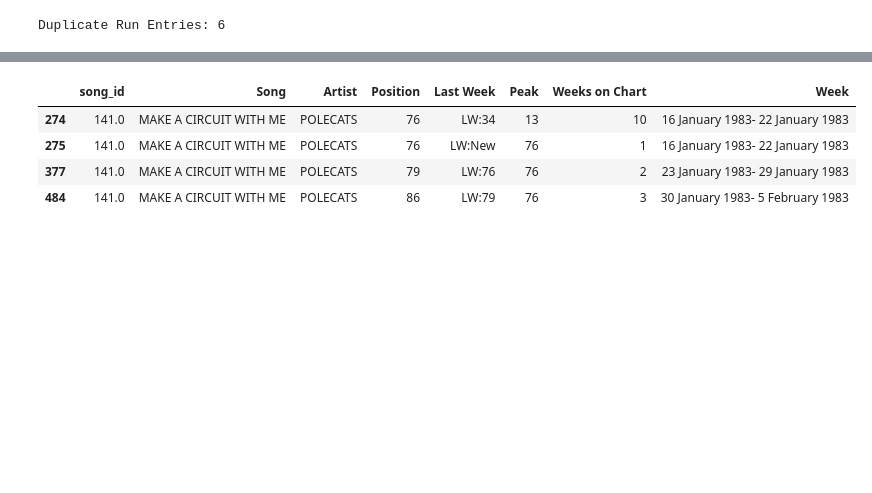
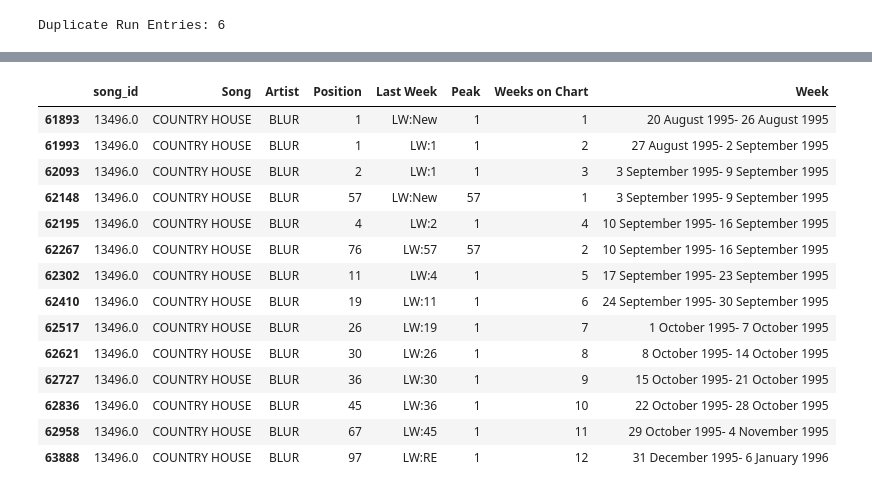
Before and after one commit to Sabrinalyst/what-happened-to-music, a Jupyter notebook: notebooks/04_chart_analysis.ipynb, the cells around one changed output, grey strips where cells are left out. Saved outputs shown, nothing was run; the diff lists cells and outputs as text; code cells hidden in the pictures; blank space fills up the shorter version.

```diff
--- a/notebooks/04_chart_analysis.ipynb
+++ b/notebooks/04_chart_analysis.ipynb
@@ -1830,10 +1999,21 @@ chart_duration.loc[song_id_141, :]
 # %%
 # Explore the original chart history of an overlapping run
 
-chart_history.loc[chart_history['song_id'] == 141.0, :]
+song_id = chart_history.loc[:,'song_id'] == 13496.0
+chart_history.loc[song_id, :]
 # %% [output]
 |  | song_id | Song | Artist | Position | Last Week | Peak | Weeks on Chart | Week |
-| 274 | 141.0 | MAKE A CIRCUIT WITH ME | POLECATS | 76 | LW:34 | 13 | 10 | 16 January 1983- 22 January 1983 |
-| 275 | 141.0 | MAKE A CIRCUIT WITH ME | POLECATS | 76 | LW:New | 76 | 1 | 16 January 1983- 22 January 1983 |
-| 377 | 141.0 | MAKE A CIRCUIT WITH ME | POLECATS | 79 | LW:76 | 76 | 2 | 23 January 1983- 29 January 1983 |
-| 484 | 141.0 | MAKE A CIRCUIT WITH ME | POLECATS | 86 | LW:79 | 76 | 3 | 30 January 1983- 5 February 1983 |
+| 61893 | 13496.0 | COUNTRY HOUSE | BLUR | 1 | LW:New | 1 | 1 | 20 August 1995- 26 August 1995 |
+| 61993 | 13496.0 | COUNTRY HOUSE | BLUR | 1 | LW:1 | 1 | 2 | 27 August 1995- 2 September 1995 |
+| 62093 | 13496.0 | COUNTRY HOUSE | BLUR | 2 | LW:1 | 1 | 3 | 3 September 1995- 9 September 1995 |
+| 62148 | 13496.0 | COUNTRY HOUSE | BLUR | 57 | LW:New | 57 | 1 | 3 September 1995- 9 September 1995 |
+| 62195 | 13496.0 | COUNTRY HOUSE | BLUR | 4 | LW:2 | 1 | 4 | 10 September 1995- 16 September 1995 |
+| 62267 | 13496.0 | COUNTRY HOUSE | BLUR | 76 | LW:57 | 57 | 2 | 10 September 1995- 16 September 1995 |
+| 62302 | 13496.0 | COUNTRY HOUSE | BLUR | 11 | LW:4 | 1 | 5 | 17 September 1995- 23 September 1995 |
+| 62410 | 13496.0 | COUNTRY HOUSE | BLUR | 19 | LW:11 | 1 | 6 | 24 September 1995- 30 September 1995 |
+| 62517 | 13496.0 | COUNTRY HOUSE | BLUR | 26 | LW:19 | 1 | 7 | 1 October 1995- 7 October 1995 |
+| 62621 | 13496.0 | COUNTRY HOUSE | BLUR | 30 | LW:26 | 1 | 8 | 8 October 1995- 14 October 1995 |
+| 62727 | 13496.0 | COUNTRY HOUSE | BLUR | 36 | LW:30 | 1 | 9 | 15 October 1995- 21 October 1995 |
+| 62836 | 13496.0 | COUNTRY HOUSE | BLUR | 45 | LW:36 | 1 | 10 | 22 October 1995- 28 October 1995 |
+| 62958 | 13496.0 | COUNTRY HOUSE | BLUR | 67 | LW:45 | 1 | 11 | 29 October 1995- 4 November 1995 |
+| 63888 | 13496.0 | COUNTRY HOUSE | BLUR | 97 | LW:RE | 1 | 12 | 31 December 1995- 6 January 1996 |
```
Also changed, not shown: parts of 74 cells of this notebook, 3 other files.
